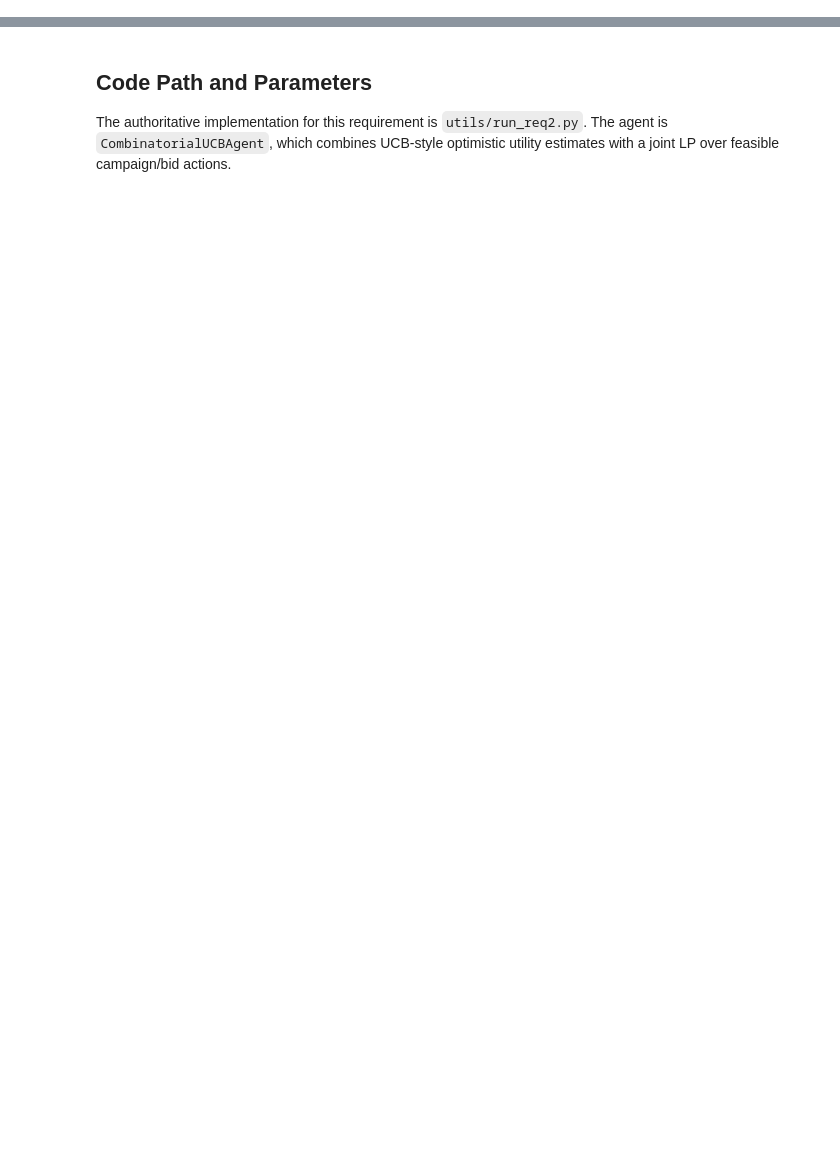
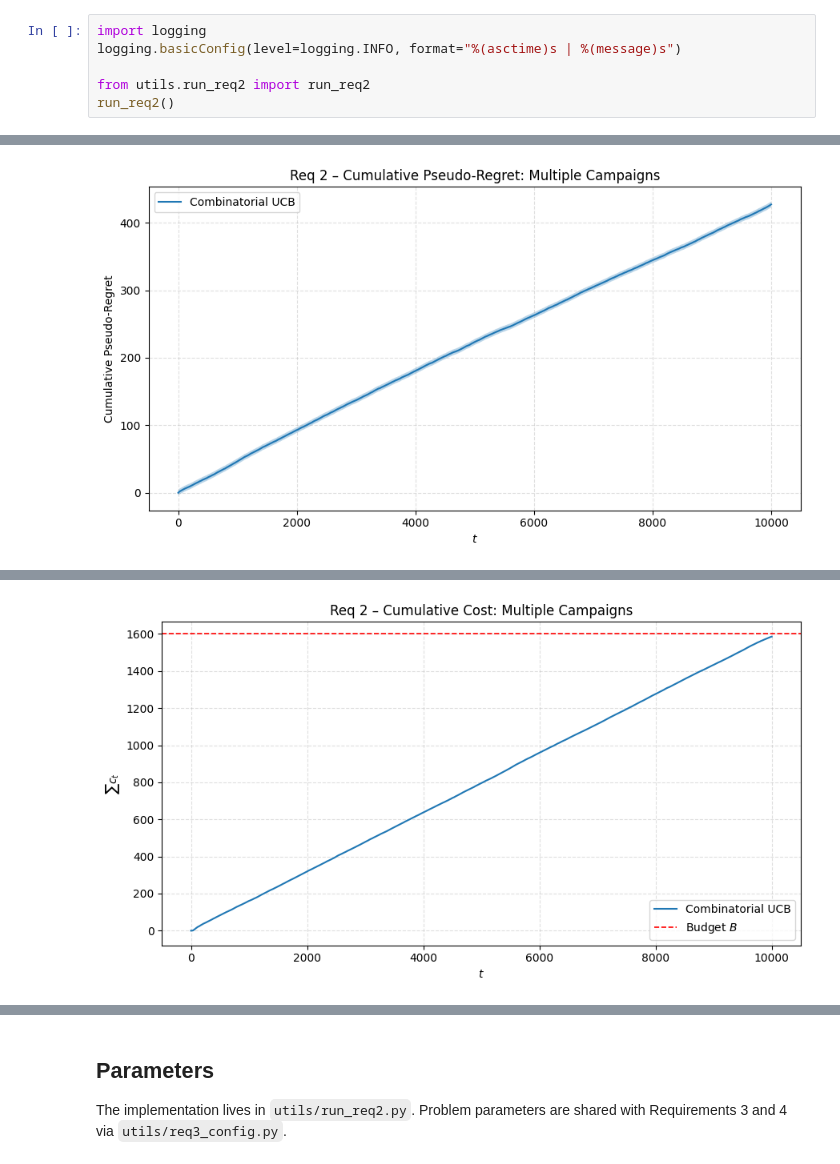
Before and after one commit to giutala/ola, a Jupyter notebook: deliverables/req2_multi_campaign.ipynb, the cells around one changed output, grey strips where cells are left out. Drawn from its saved outputs; the diff is of its cells as text; blank space fills up the shorter version.

```diff
--- a/deliverables/req2_multi_campaign.ipynb
+++ b/deliverables/req2_multi_campaign.ipynb
@@ -47,0 +42,7 @@ def markdown_table(rows, columns, formats=None):
+# %%
+import logging
+logging.basicConfig(level=logging.INFO, format="%(asctime)s | %(message)s")
+
+from utils.run_req2 import run_req2
+run_req2()
+# %% [output]
@@ -47,0 +66 @@ def markdown_table(rows, columns, formats=None):
+[figure, added]
@@ -47,0 +68 @@ def markdown_table(rows, columns, formats=None):
+[figure, added]
@@ -48,5 +79,5 @@ def markdown_table(rows, columns, formats=None):
 # %% [markdown]
-## Code Path and Parameters
+## Parameters
 
-The authoritative implementation for this requirement is `utils/run_req2.py`. The agent is `CombinatorialUCBAgent`, which combines UCB-style optimistic utility estimates with a joint LP over feasible campaign/bid actions.
+The implementation lives in `utils/run_req2.py`. Problem parameters are shared with Requirements 3 and 4 via `utils/req3_config.py`.
 # %%
```
Also changed, not shown: parts of 19 cells of this notebook, 49 other files.
